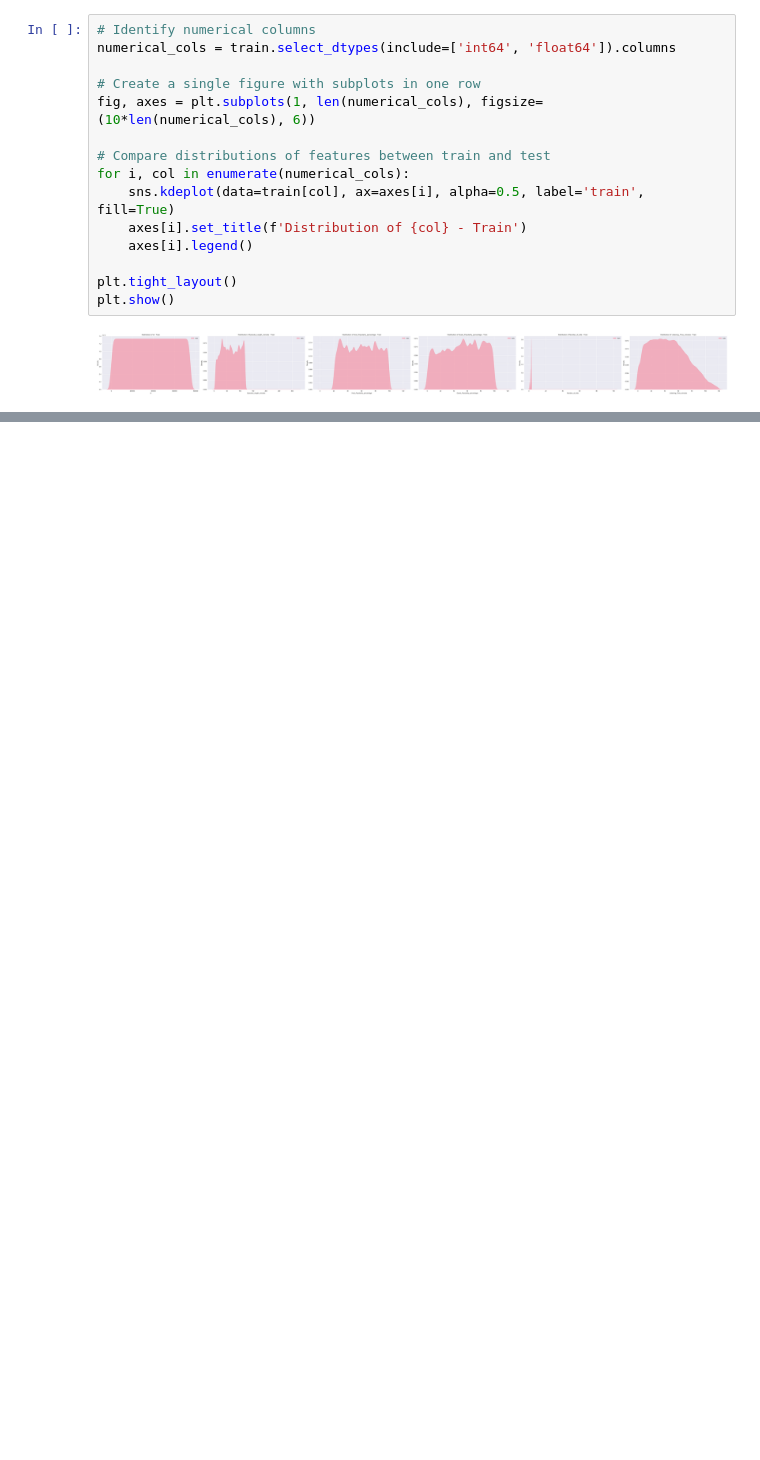
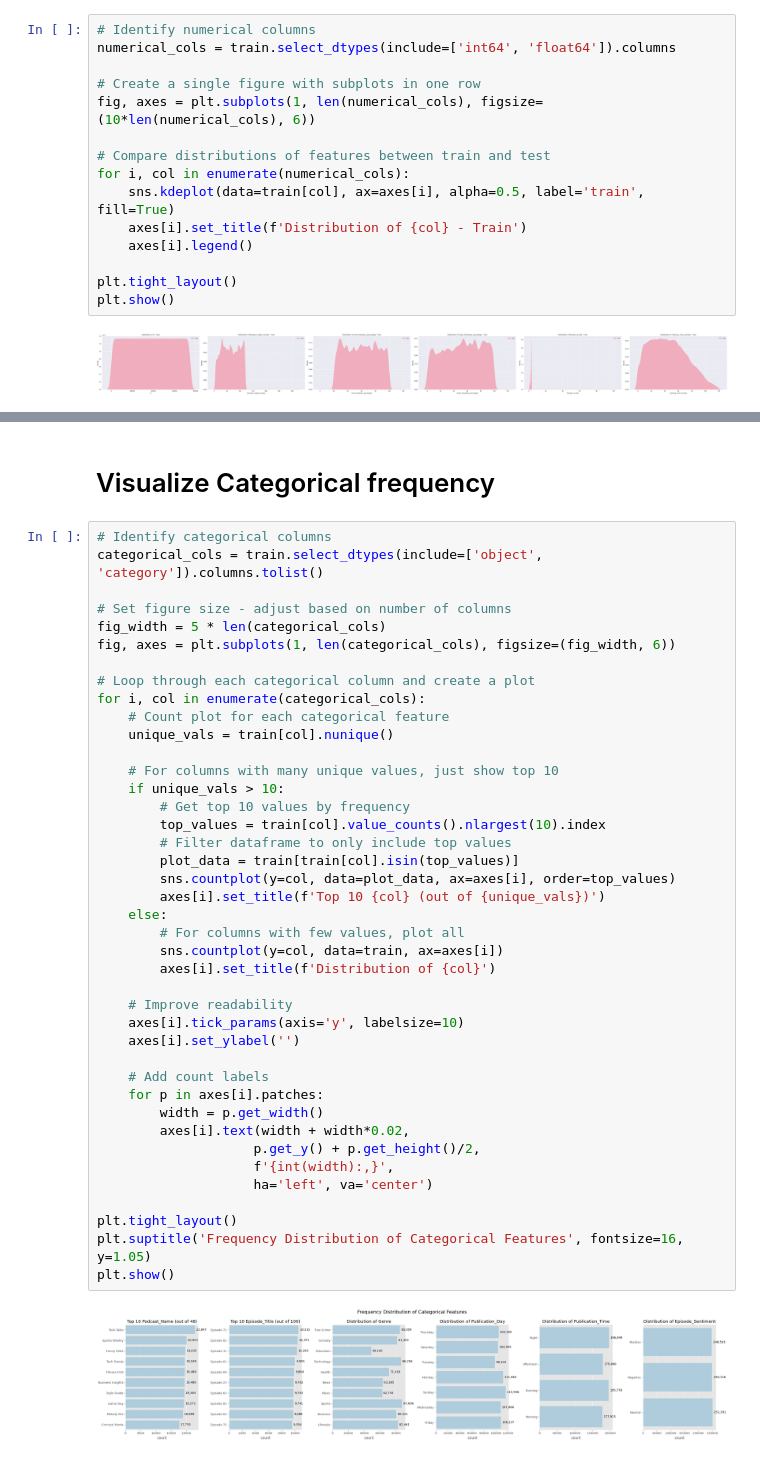
Before and after one commit to RichardMan13/podcast-listening-predictor, a Jupyter notebook: eda.ipynb, the cells around one changed output, grey strips where cells are left out. Drawn from its saved outputs; the diff is of its cells as text; blank space fills up the shorter version.

```diff
--- a/eda.ipynb
+++ b/eda.ipynb
@@ -421,0 +383,45 @@ plt.show()
+# %% [markdown]
+# Visualize Categorical frequency
+# %%
+# Identify categorical columns
+categorical_cols = train.select_dtypes(include=['object', 'category']).columns.tolist()
+
+# Set figure size - adjust based on number of columns
+fig_width = 5 * len(categorical_cols)
+fig, axes = plt.subplots(1, len(categorical_cols), figsize=(fig_width, 6))
+
+# Loop through each categorical column and create a plot
+for i, col in enumerate(categorical_cols):
+    # Count plot for each categorical feature
+    unique_vals = train[col].nunique()
+
+    # For columns with many unique values, just show top 10
+    if unique_vals > 10:
+        # Get top 10 values by frequency
+        top_values = train[col].value_counts().nlargest(10).index
+        # Filter dataframe to only include top values
+        plot_data = train[train[col].isin(top_values)]
+        sns.countplot(y=col, data=plot_data, ax=axes[i], order=top_values)
+        axes[i].set_title(f'Top 10 {col} (out of {unique_vals})')
+    else:
+        # For columns with few values, plot all
+        sns.countplot(y=col, data=train, ax=axes[i])
+        axes[i].set_title(f'Distribution of {col}')
+
+    # Improve readability
+    axes[i].tick_params(axis='y', labelsize=10)
+    axes[i].set_ylabel('')
+
+    # Add count labels
+    for p in axes[i].patches:
+        width = p.get_width()
+        axes[i].text(width + width*0.02,
+                    p.get_y() + p.get_height()/2,
+                    f'{int(width):,}',
+                    ha='left', va='center')
+
+plt.tight_layout()
+plt.suptitle('Frequency Distribution of Categorical Features', fontsize=16, y=1.05)
+plt.show()
+# %% [output]
+[figure, added]
```
Also changed, not shown: parts of 17 cells of this notebook, 1 other file.
